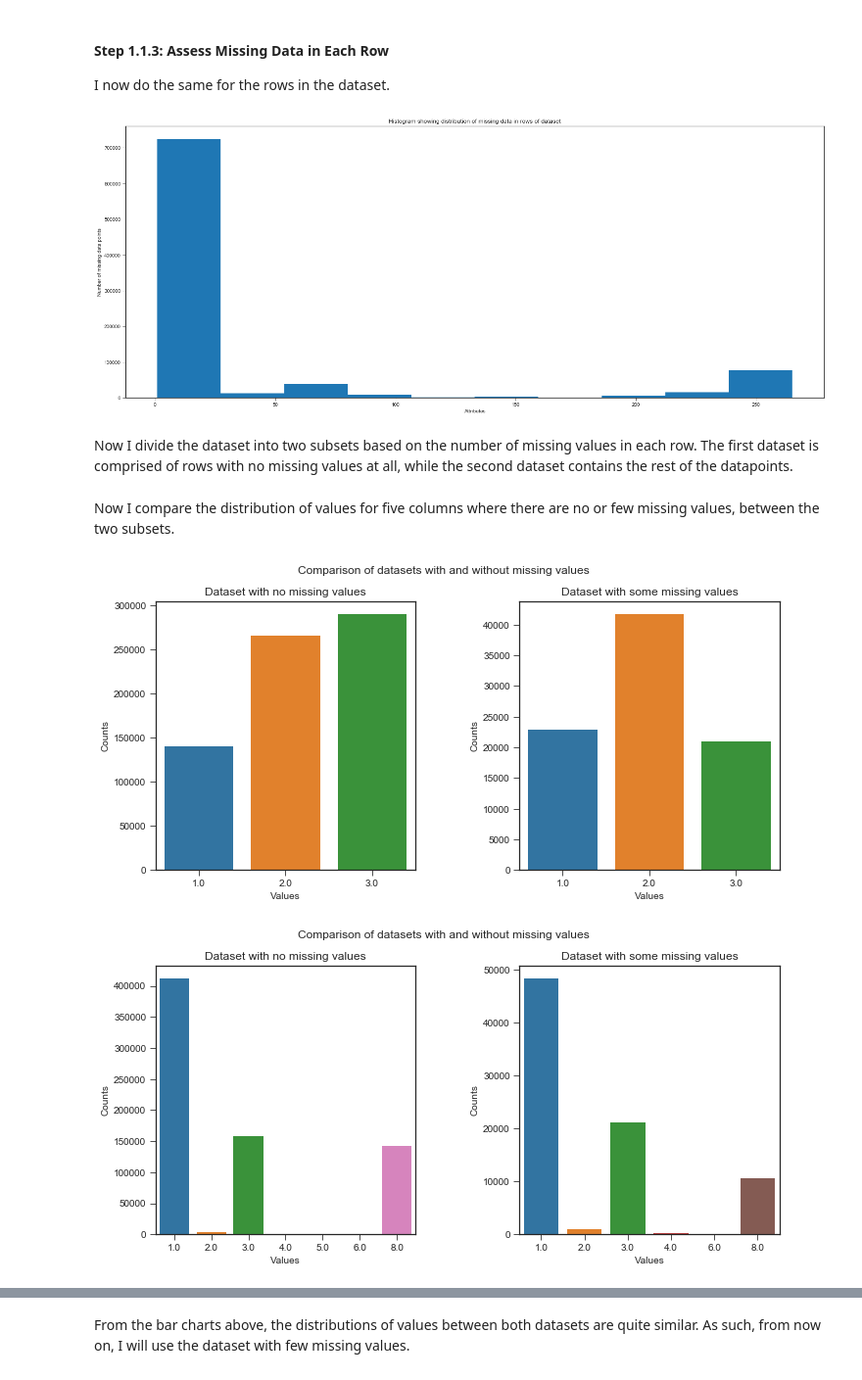
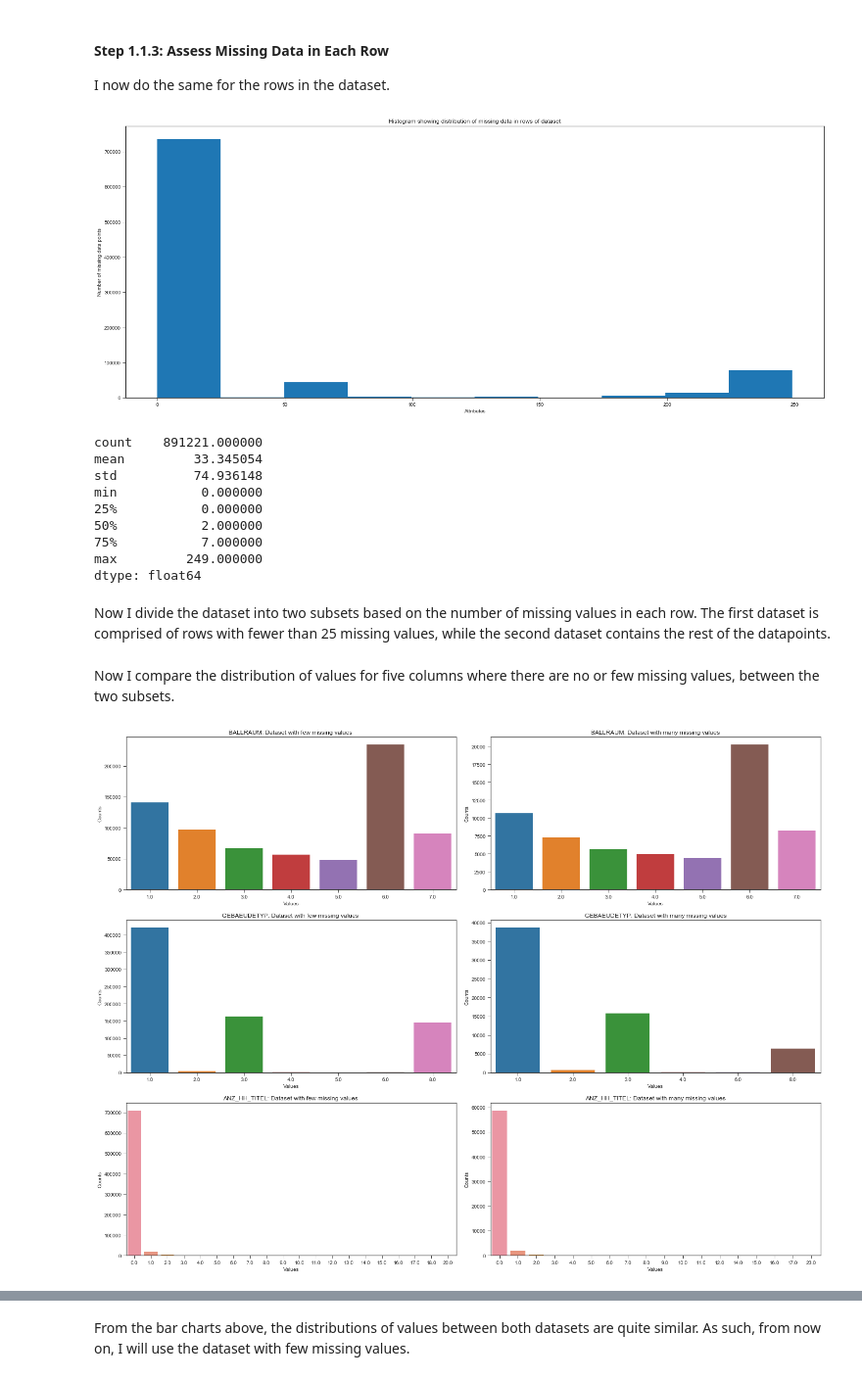
Before and after one commit to augannan/UdacityCapstoneArvato, a Jupyter notebook: notebook.ipynb, the cells around one changed output, grey strips where cells are left out. Shown at 98% size. Cells and saved outputs as stored; diff of their text form; code cells hidden in the pictures.

```diff
--- a/notebook.ipynb
+++ b/notebook.ipynb
@@ -143,7 +155,7 @@ n_missing_column_data = azdias.isnull().sum(axis=0).sort_values(ascending=False)
 
 prop_missing_column_data = n_missing_column_data/azdias.shape[0]
 
-columns_to_drop = list(n_missing_column_data[prop_missing_column_data >=0.2].index.values)
+columns_to_drop = list(n_missing_column_data[prop_missing_column_data >=0.3].index.values)
 
 print(columns_to_drop)
 # %% [output]
@@ -151,3 +163,5 @@ print(columns_to_drop)
+# %%
+azdias_reduced = azdias.drop(columns_to_drop, axis=1)
 # %% [markdown]
 I found that the data which represented similar features, but on different scales, tended to have similar amounts of missing data. For example  `CAMEO_DEU_2015`, `CAMEO_DEUG_2015`, and `CAMEO_INTL_2015`, which are data on wealth/lifestyle topology on a rough, detailed and international scale respectively, have almost the same amount of missing data.
 
@@ -158,7 +172,7 @@ The columns with lots of missing data tended to be those of individual records,
 I now do the same for the rows in the dataset.
 # %%
 # How much data is missing in each row of the dataset?
-n_missing_row_data = azdias.isnull().sum(axis=1)
+n_missing_row_data = azdias_reduced.isnull().sum(axis=1)
 # %%
 # Investigate patterns in the amount of missing data in each row.
 fig = plt.figure(figsize=(25,10))
@@ -169,23 +183,36 @@ ax.set_xlabel("Attributes")
 ax.set_ylabel("Number of missing data points")
 plt.show()
 # %% [output]
-[figure, old version]
+[figure, new version]
+# %%
+n_missing_row_data.describe()
+# %% [output]
+count    891221.000000
+mean         33.345054
+std          74.936148
+min           0.000000
+25%           0.000000
+50%           2.000000
+75%           7.000000
+max         249.000000
+dtype: float64
 # %% [markdown]
-Now I divide the dataset into two subsets based on the number of missing values in each row. The first dataset is comprised of rows with no missing values at all, while the second dataset contains the rest of the datapoints.
+Now I divide the dataset into two subsets based on the number of missing values in each row. The first dataset is comprised of rows with fewer than 25 missing values, while the second dataset contains the rest of the datapoints.
 # %%
 i=25
 rows_wo_missing_values = list(np.where(n_missing_row_data <=i)[0])
 rows_with_missing_values = list(np.where(n_missing_row_data >i)[0])
 
-azdias_few_missing_values = azdias.loc[rows_wo_missing_values, :]
-azdias_many_missing_values = azdias.loc[rows_with_missing_values, :]
+azdias_few_missing_values = azdias_reduced.loc[rows_wo_missing_values, :]
+azdias_many_missing_values = azdias_reduced.loc[rows_with_missing_values, :]
 # %% [markdown]
 Now I compare the distribution of values for five columns where there are no or few missing values, between the two subsets.
-# %%
-t.compare_distribution('HEALTH_TYP', azdias_few_missing_values, azdias_many_missing_values)
-# %% [output]
-[figure, removed]
 # %%
-t.compare_distribution('GEBAEUDETYP', azdias_few_missing_values, azdias_many_missing_values)
+t.compare_distribution(['BALLRAUM', 'GEBAEUDETYP', 'ANZ_HH_TITEL'],
+                       azdias_few_missing_values,
+                       azdias_many_missing_values,
+                       "Dataset with few missing values",
+                       "Dataset with many missing values"
+                      )
 # %% [output]
-[figure, old version]
+[figure, new version]
```
Also changed, not shown: parts of 92 cells of this notebook.
